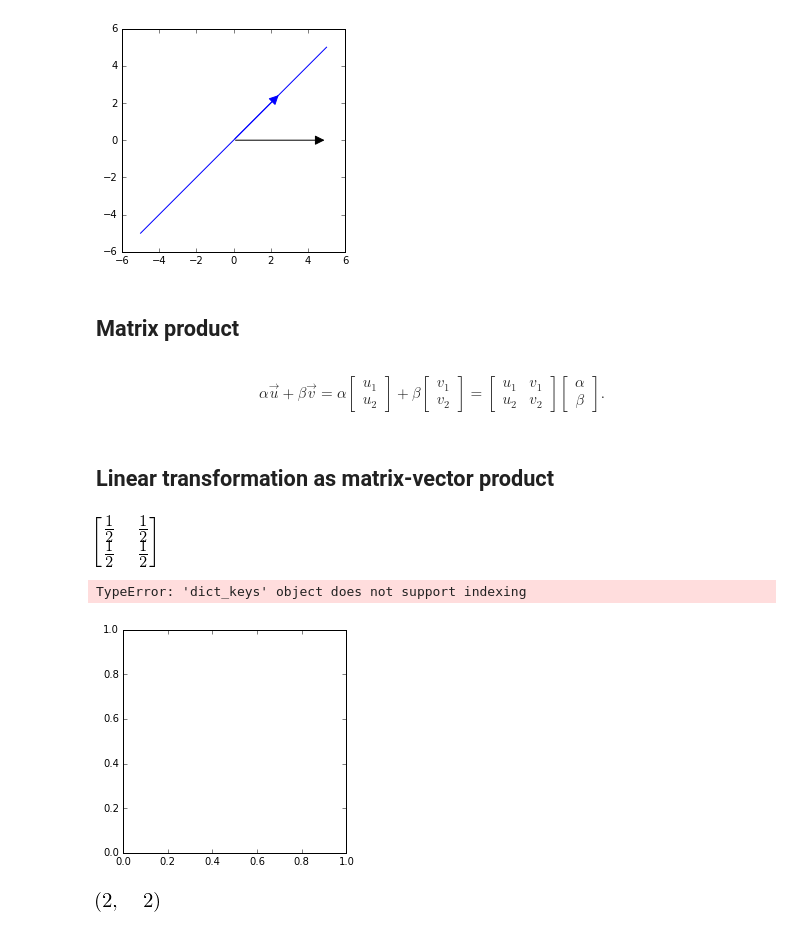
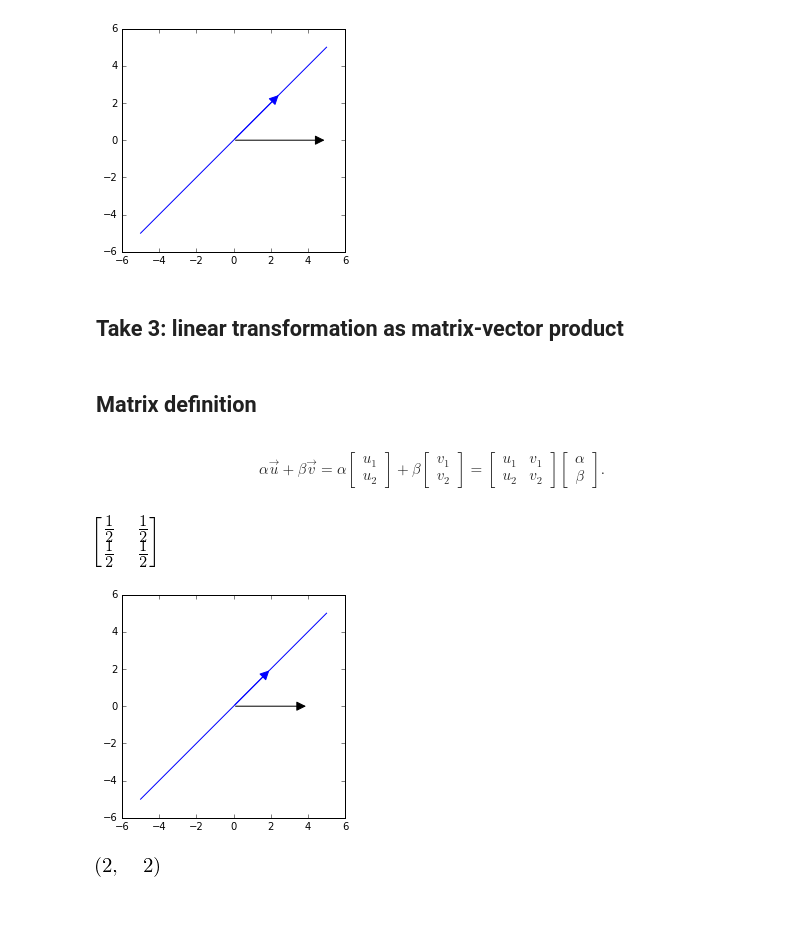
Before and after one commit to minireference/noBSLAnotebooks, a Jupyter notebook: Linear_algebra_overview_proj_example.ipynb, the cells around one changed output. Drawn from its saved outputs; the diff is of its cells as text; code cells hidden in the pictures.

```diff
--- a/Linear_algebra_overview.ipynb
+++ b/Linear_algebra_overview_proj_example.ipynb
@@ -271,8 +249,10 @@ plot_line(d,[0,0])
 plot_vecs(v, P2(v))
 # %% [output]
 [figure]
+# %% [markdown]
+## Take 3: linear transformation as matrix-vector product
 # %% [markdown]
-## Matrix product
+## Matrix definition
 # %% [markdown]
 $$
   \alpha \vec{u} + \beta \vec{v}
@@ -287,8 +267,6 @@ $$
   \!
   \begin{bmatrix} \alpha \\ \beta \end{bmatrix}.
 $$
-# %% [markdown]
-## Linear transformation as matrix-vector product
 # %%
 M_P = Matrix([[1,1],
               [1,1]])/2
@@ -299,15 +277,14 @@ M_P
 # %%
 def P3(vec):
     """Compute the projection of vector `vec` onto the line y=x."""
     return M_P*vec
 
-v = Vector([5,0])
+v = Vector([4,0])
 
-plot_line(d,[0,0])
+plot_line(d, [0,0])
 plot_vecs(v, P3(v))
 # %% [output]
-TypeError: 'dict_keys' object does not support indexing
-[figure, old version]
+[figure, new version]
 # %%
 M_P.shape
 # %% [output]
```
Also changed, not shown: parts of 56 cells of this notebook.
